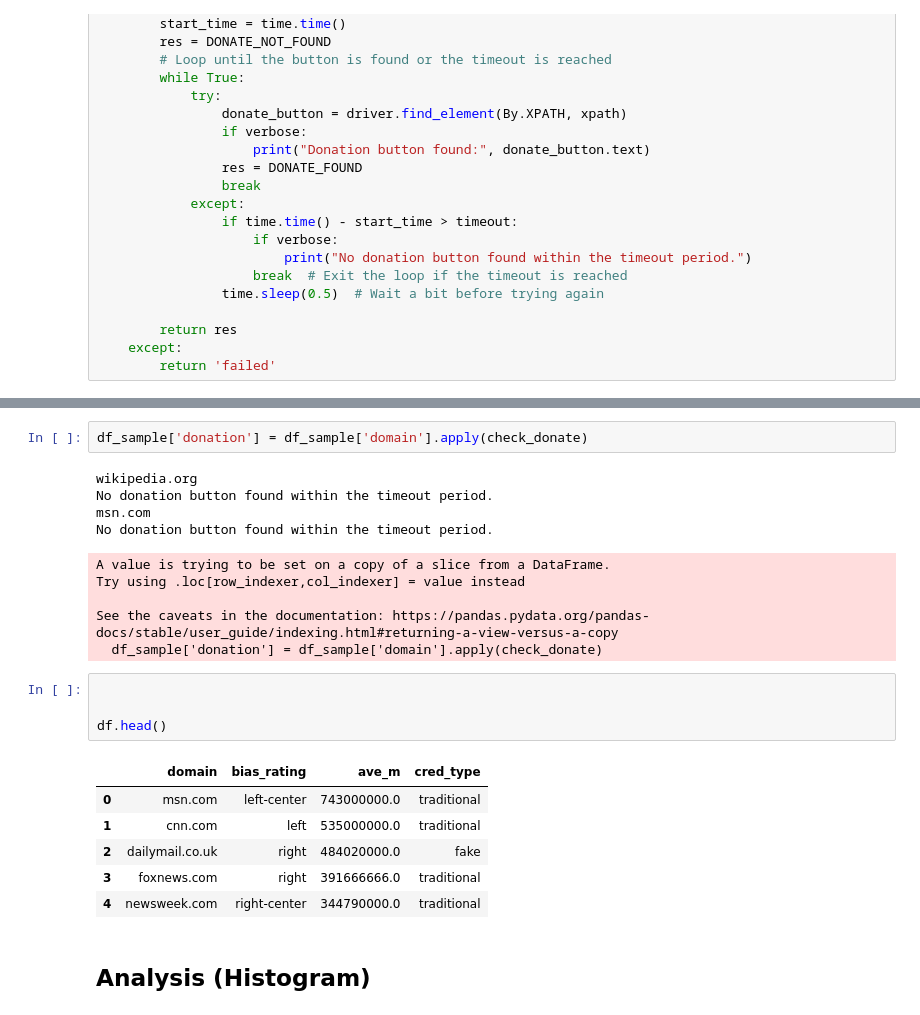
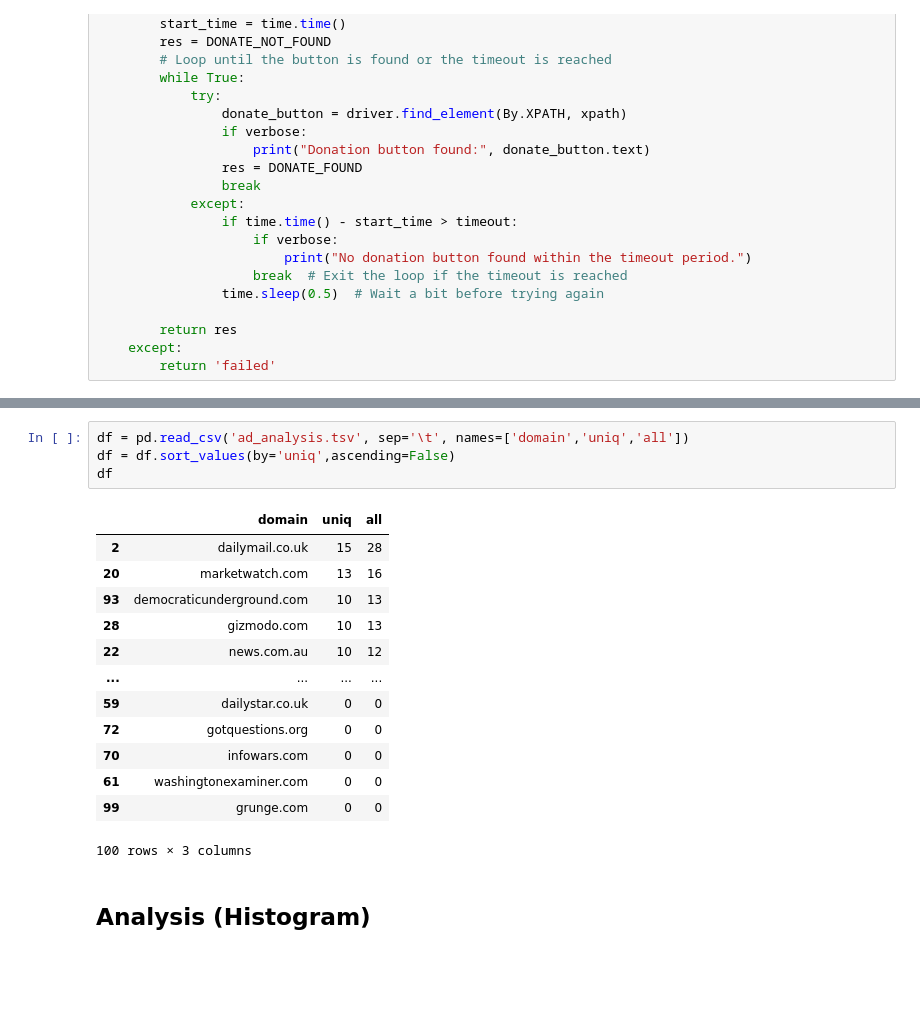
Before and after one commit to YorkLin0901/AD_Detector, a Jupyter notebook: ad_detector.ipynb, the cells around one changed output, grey strips where cells are left out. Drawn from its saved outputs; the diff is of its cells as text; blank space fills up the shorter version.

```diff
--- a/ad_detector.ipynb
+++ b/ad_detector.ipynb
@@ -287,26 +280,21 @@ No donation button found within the timeout period.
-# %%
-df_sample['donation'] = df_sample['domain'].apply(check_donate)
-# %% [output]
-wikipedia.org
-No donation button found within the timeout period.
-msn.com
-No donation button found within the timeout period.
-A value is trying to be set on a copy of a slice from a DataFrame.
-Try using .loc[row_indexer,col_indexer] = value instead
-
-See the caveats in the documentation: https://pandas.pydata.org/pandas-docs/stable/user_guide/indexing.html#returning-a-view-versus-a-copy
-  df_sample['donation'] = df_sample['domain'].apply(check_donate)
-# %%
-
-
-df.head()
-# %% [output]
-|  | domain | bias_rating | ave_m | cred_type |
-| 0 | msn.com | left-center | 743000000.0 | traditional |
-| 1 | cnn.com | left | 535000000.0 | traditional |
-| 2 | dailymail.co.uk | right | 484020000.0 | fake |
-| 3 | foxnews.com | right | 391666666.0 | traditional |
-| 4 | newsweek.com | right-center | 344790000.0 | traditional |
+# %%
+df = pd.read_csv('ad_analysis.tsv', sep='\t', names=['domain','uniq','all'])
+df = df.sort_values(by='uniq',ascending=False)
+df
+# %% [output]
+|  | domain | uniq | all |
+| 2 | dailymail.co.uk | 15 | 28 |
+| 20 | marketwatch.com | 13 | 16 |
+| 93 | democraticunderground.com | 10 | 13 |
+| 28 | gizmodo.com | 10 | 13 |
+| 22 | news.com.au | 10 | 12 |
+| ... | ... | ... | ... |
+| 59 | dailystar.co.uk | 0 | 0 |
+| 72 | gotquestions.org | 0 | 0 |
+| 70 | infowars.com | 0 | 0 |
+| 61 | washingtonexaminer.com | 0 | 0 |
+| 99 | grunge.com | 0 | 0 |
+100 rows × 3 columns
 # %% [markdown]
 ## Analysis (Histogram)
 # %%
```
Also changed, not shown: parts of 4 cells of this notebook.
